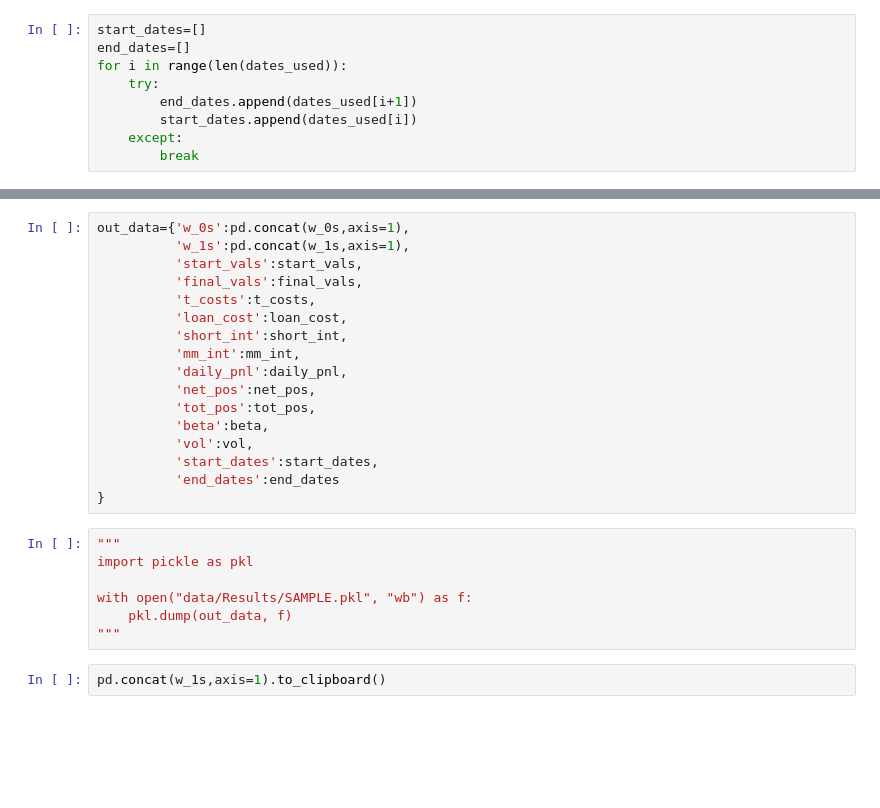
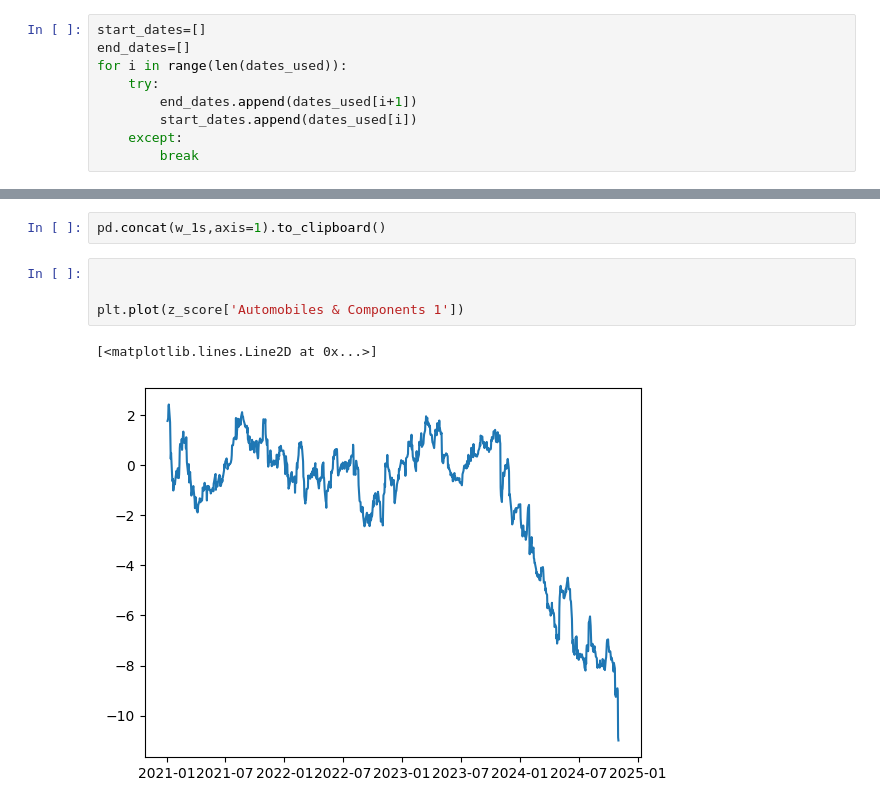
Before and after one commit to Akm39/fafnir, a Jupyter notebook: BacktestTesting.ipynb, the cells around one changed output, grey strips where cells are left out. Cells and saved outputs as stored; diff of their text form; blank space fills up the shorter version.

```diff
--- a/BacktestTesting.ipynb
+++ b/BacktestTesting.ipynb
@@ -145,26 +167,9 @@ plt.show()
-# %%
-out_data={'w_0s':pd.concat(w_0s,axis=1),
-          'w_1s':pd.concat(w_1s,axis=1),
-          'start_vals':start_vals,
-          'final_vals':final_vals,
-          't_costs':t_costs,
-          'loan_cost':loan_cost,
-          'short_int':short_int,
-          'mm_int':mm_int,
-          'daily_pnl':daily_pnl,
-          'net_pos':net_pos,
-          'tot_pos':tot_pos,
-          'beta':beta,
-          'vol':vol,
-          'start_dates':start_dates,
-          'end_dates':end_dates
-}
-# %%
-"""
-import pickle as pkl
-
-with open("data/Results/SAMPLE.pkl", "wb") as f:
-    pkl.dump(out_data, f)
-"""
 # %%
 pd.concat(w_1s,axis=1).to_clipboard()
+# %%
+
+
+plt.plot(z_score['Automobiles & Components 1'])
+# %% [output]
+[<matplotlib.lines.Line2D at 0x...>]
+[figure, added]
```
Also changed, not shown: parts of 8 cells of this notebook, 2 other files.
